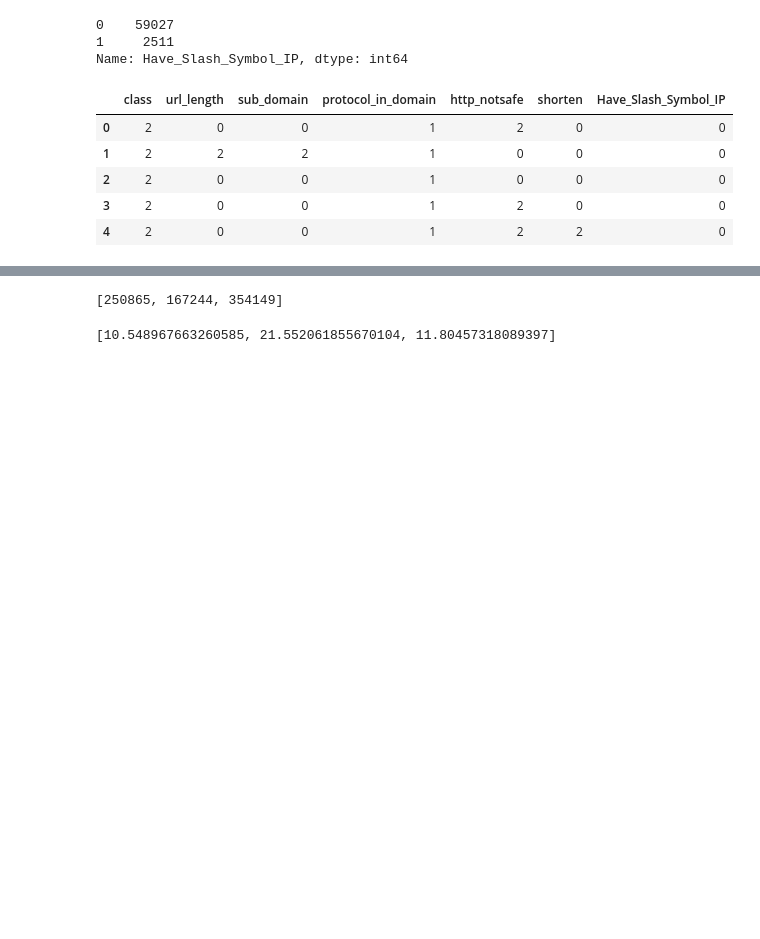
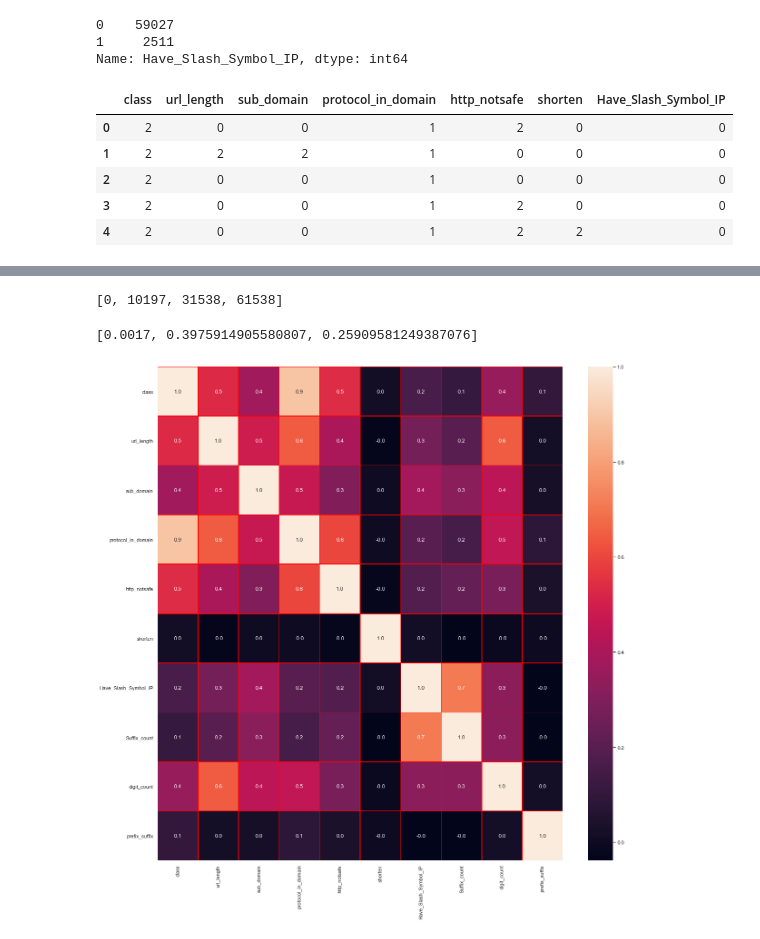
Before and after one commit to aidenpearce001/random_forest_classify_phishing, a Jupyter notebook: data.ipynb, the cells around one changed output, grey strips where cells are left out. Cells and saved outputs as stored; diff of their text form; code cells hidden in the pictures; blank space fills up the shorter version.

```diff
--- a/data.ipynb
+++ b/data.ipynb
@@ -254,4 +245 @@ webname: https://farraginous-knocks.000webhostapp.com/www.PayPal.com/www.PayPal.
 Website sleeping | 000webhost
-# %%
-def digitcount(url):
-    return sum([1 for c in url if c.isdigit()])
@@ -263,18 +300,23 @@ y = df["class"].values
 # %%
 digit_c = []
+suffix_c = []
+# url_anchor = []
+prefix = []
 num = np.zeros(data.shape[0])
 for row in range(data.shape[0]):
-    for col in range(data.shape[1]):
+    for col in range(1, data.shape[1]):
         if isinstance(data.iloc[row, col], str):
-           digit_c.append(digitcount(data.iloc[row, col]))
-           num[row] += 1
+            digit_c.append(digitcount(data.iloc[row, col]))
+            suffix_c.append(suffixcount(data.iloc[row, col]))
+#             url_anchor.append(URL_of_Anchor(data.iloc[row, col]))
+            prefix.append(Prefix_Suffix(data.iloc[row, col]))
+            num[row] += 1
 num = list(map(int, num))
+num[2] = num[1] + num[2]
+num[1] = num[0]
+num[0] = 0
+for i in range(2,4):
+    num[i] = num[i-1]+num[i]
+num
+# %% [output]
+[0, 10197, 31538, 61538]
-# %%
-num[1] = num[1]+num[0]
-num[0] = 0
-sum_ = []
-for i in range(3):
-    sum_.append(sum(digit_c[num[i]:num[i+1]+num[i]]))
-sum_
-# %% [output]
-[250865, 167244, 354149]
@@ -283,4 +323,17 @@ means = [k/v for k, v in zip(sum_, num[1:])]
-# %%
-means
-# %% [output]
-[10.548967663260585, 21.552061855670104, 11.80457318089397]
+# %%
+df["Suffix_count"] = suffix_c
+df["digit_count"] = digit_c
+df["prefix_suffix"] = prefix
+digit_means = []
+for i in range(3):
+    digit_means.append(df.loc[df["class"] == i, "digit_count"].mean())
+digit_means
+# %% [output]
+[0.0017, 0.3975914905580807, 0.25909581249387076]
+# %%
+f_corr = df.corr()
+f,ax = plt.subplots(figsize=(20, 20))
+sns.heatmap(f_corr, annot=True, linewidths=0.5,linecolor="red", fmt= '.1f',ax=ax)
+plt.show()
+# %% [output]
+[figure, added]
```
Also changed, not shown: parts of 24 cells of this notebook, 1 other file.
